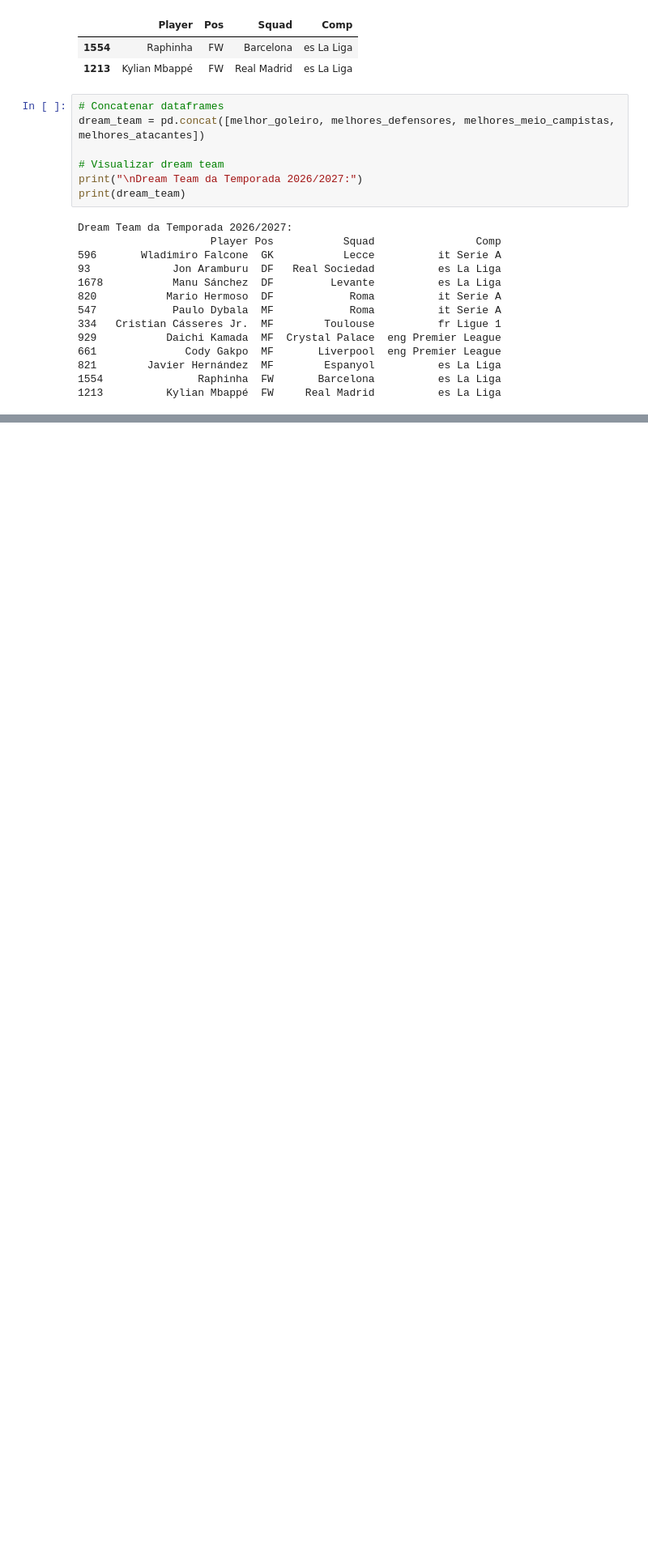
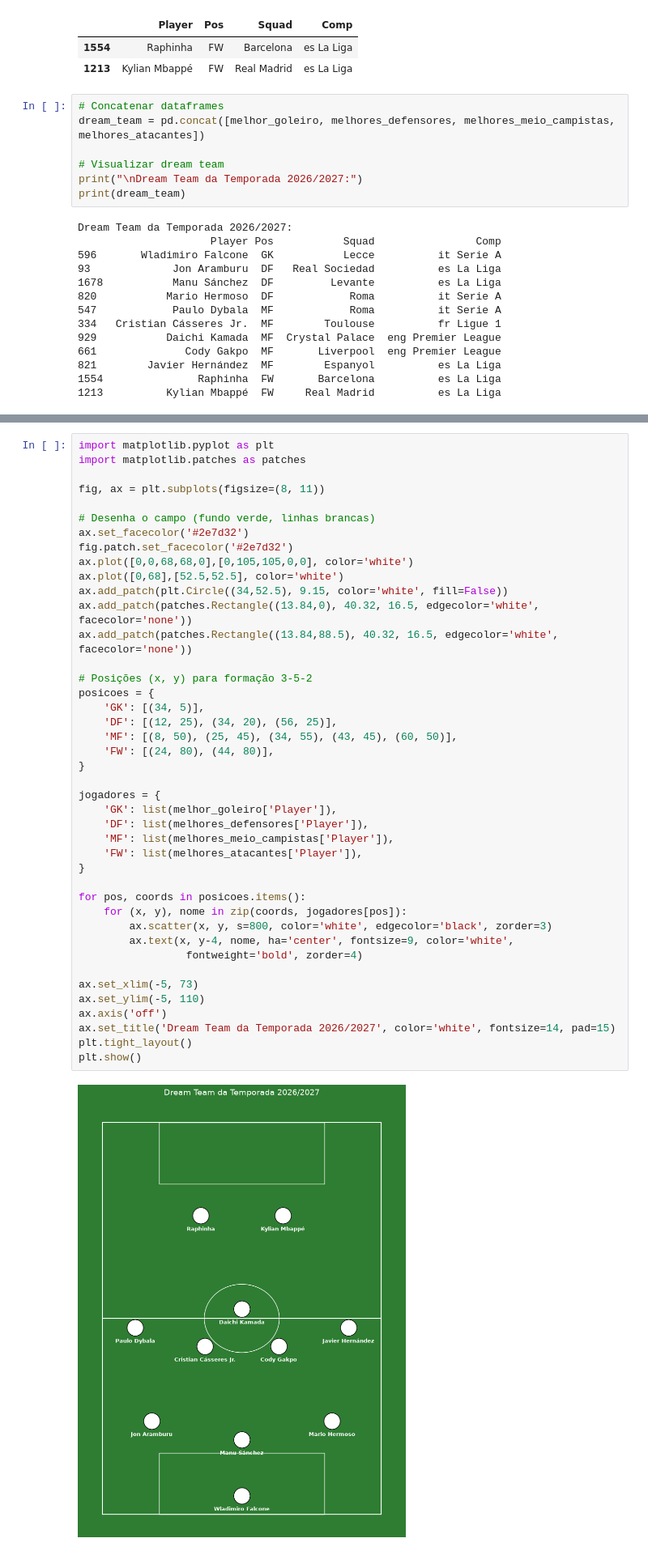
Before and after one commit to DanielSantanna1/analise-futebol-europeu, a Jupyter notebook: analise_futebol_europeu.ipynb, the cells around one changed output, grey strips where cells are left out. Shown at 81% size. Cells and saved outputs as stored; diff of their text form; blank space fills up the shorter version.

```diff
--- a/analise_futebol_europeu.ipynb
+++ b/analise_futebol_europeu.ipynb
@@ -313,0 +311,44 @@ plt.show()
+# %%
+import matplotlib.pyplot as plt
+import matplotlib.patches as patches
+
+fig, ax = plt.subplots(figsize=(8, 11))
+
+# Desenha o campo (fundo verde, linhas brancas)
+ax.set_facecolor('#2e7d32')
+fig.patch.set_facecolor('#2e7d32')
+ax.plot([0,0,68,68,0],[0,105,105,0,0], color='white')
+ax.plot([0,68],[52.5,52.5], color='white')
+ax.add_patch(plt.Circle((34,52.5), 9.15, color='white', fill=False))
+ax.add_patch(patches.Rectangle((13.84,0), 40.32, 16.5, edgecolor='white', facecolor='none'))
+ax.add_patch(patches.Rectangle((13.84,88.5), 40.32, 16.5, edgecolor='white', facecolor='none'))
+
+# Posições (x, y) para formação 3-5-2
+posicoes = {
+    'GK': [(34, 5)],
+    'DF': [(12, 25), (34, 20), (56, 25)],
+    'MF': [(8, 50), (25, 45), (34, 55), (43, 45), (60, 50)],
+    'FW': [(24, 80), (44, 80)],
+}
+
+jogadores = {
+    'GK': list(melhor_goleiro['Player']),
+    'DF': list(melhores_defensores['Player']),
+    'MF': list(melhores_meio_campistas['Player']),
+    'FW': list(melhores_atacantes['Player']),
+}
+
+for pos, coords in posicoes.items():
+    for (x, y), nome in zip(coords, jogadores[pos]):
+        ax.scatter(x, y, s=800, color='white', edgecolor='black', zorder=3)
+        ax.text(x, y-4, nome, ha='center', fontsize=9, color='white',
+                 fontweight='bold', zorder=4)
+
+ax.set_xlim(-5, 73)
+ax.set_ylim(-5, 110)
+ax.axis('off')
+ax.set_title('Dream Team da Temporada 2026/2027', color='white', fontsize=14, pad=15)
+plt.tight_layout()
+plt.show()
+# %% [output]
+[figure, added]
```
Also changed, not shown: parts of 5 cells of this notebook.
